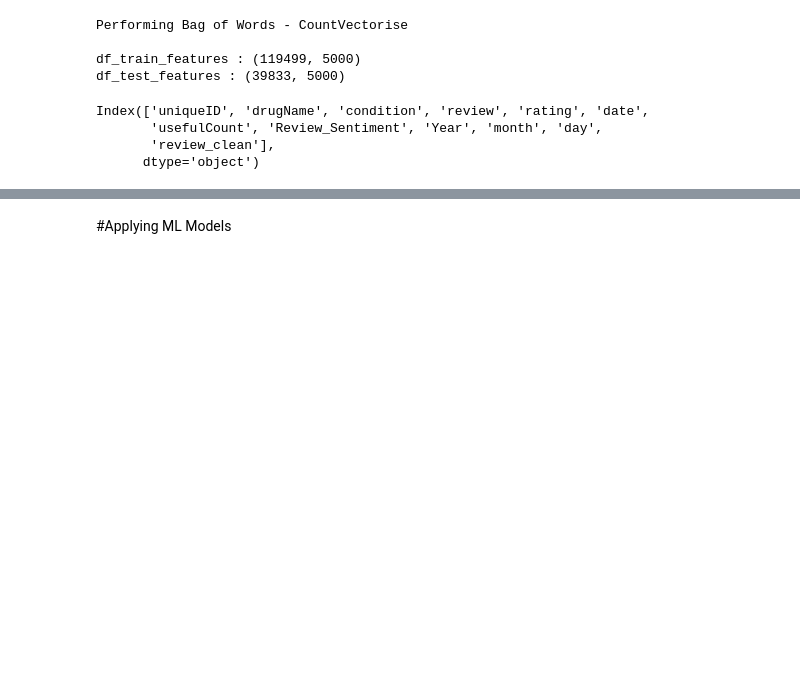
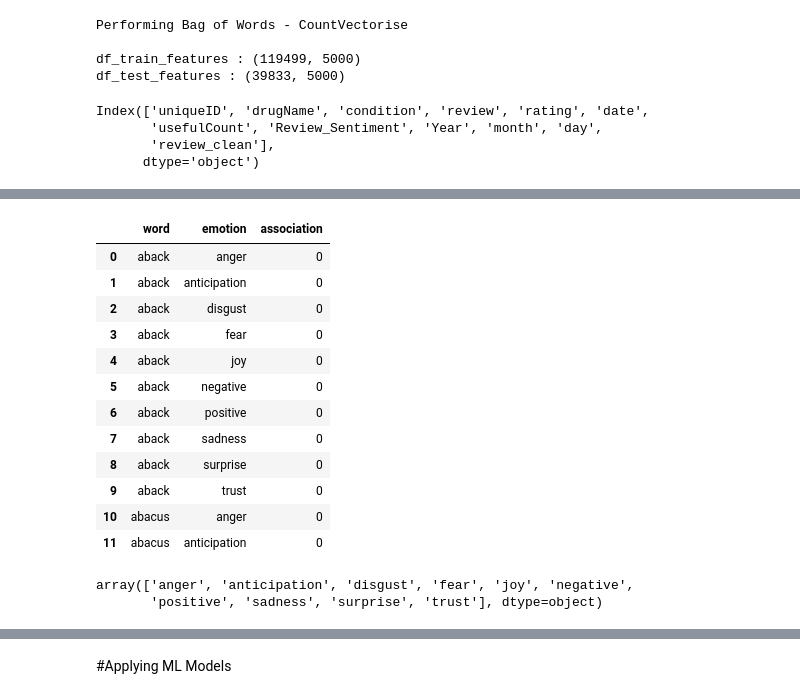
Before and after one commit to harsh-ux/Sentiment-Analysis-of-Drug-Reviews, a Jupyter notebook: Pill_Recommendation.ipynb, the cells around one changed output, grey strips where cells are left out. Cells and saved outputs as stored; diff of their text form; code cells hidden in the pictures; blank space fills up the shorter version.

```diff
--- a/Pill_Recommendation.ipynb
+++ b/Pill_Recommendation.ipynb
@@ -600,0 +619,23 @@ y_test.shape
+# %%
+filepath = "/content/nrcdata/NRC-emotion-lexicon-wordlevel-alphabetized-v0.92.txt"
+emolex_df = pd.read_csv(filepath,  names=["word", "emotion", "association"], skiprows=45, sep='\t', keep_default_na=False)
+emolex_df.head(12)
+# %% [output]
+|  | word | emotion | association |
+| 0 | aback | anger | 0 |
+| 1 | aback | anticipation | 0 |
+| 2 | aback | disgust | 0 |
+| 3 | aback | fear | 0 |
+| 4 | aback | joy | 0 |
+| 5 | aback | negative | 0 |
+| 6 | aback | positive | 0 |
+| 7 | aback | sadness | 0 |
+| 8 | aback | surprise | 0 |
+| 9 | aback | trust | 0 |
+| 10 | abacus | anger | 0 |
+| 11 | abacus | anticipation | 0 |
+# %%
+emolex_df.emotion.unique()
+# %% [output]
+array(['anger', 'anticipation', 'disgust', 'fear', 'joy', 'negative',
+       'positive', 'sadness', 'surprise', 'trust'], dtype=object)
```
Also changed, not shown: parts of 17 cells of this notebook.
